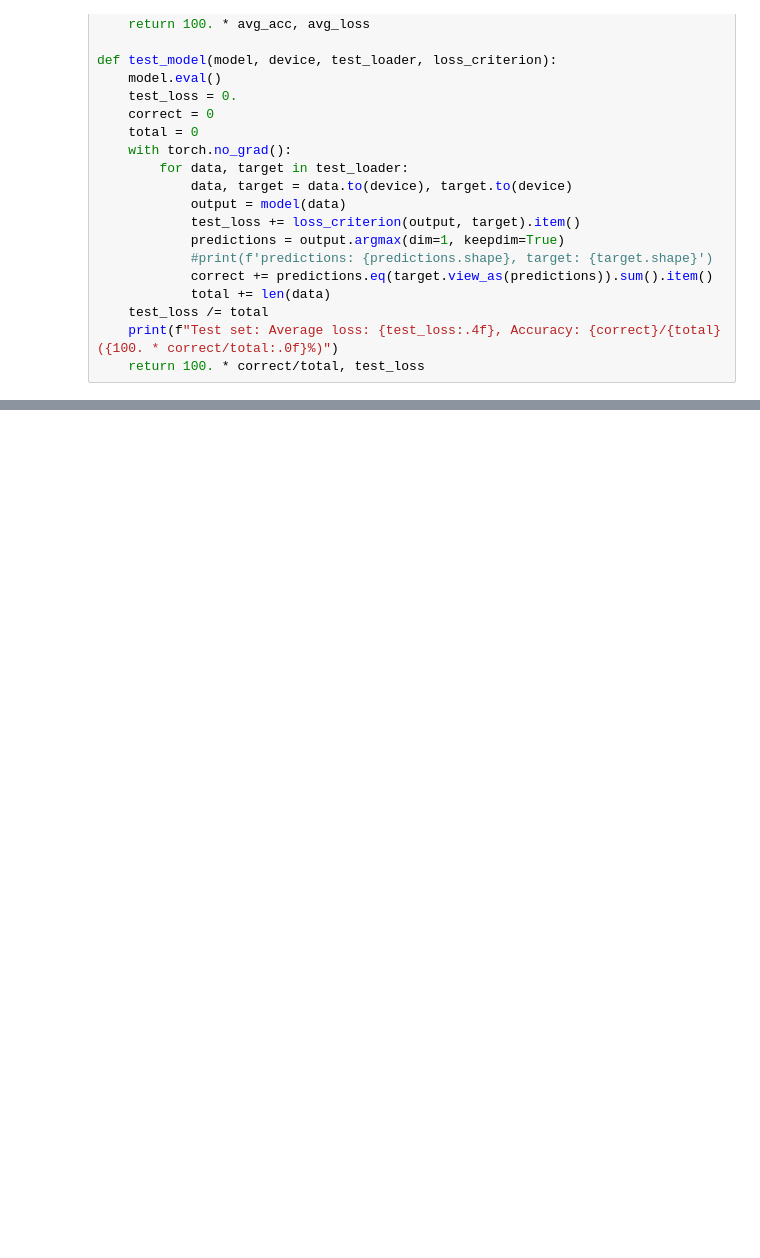
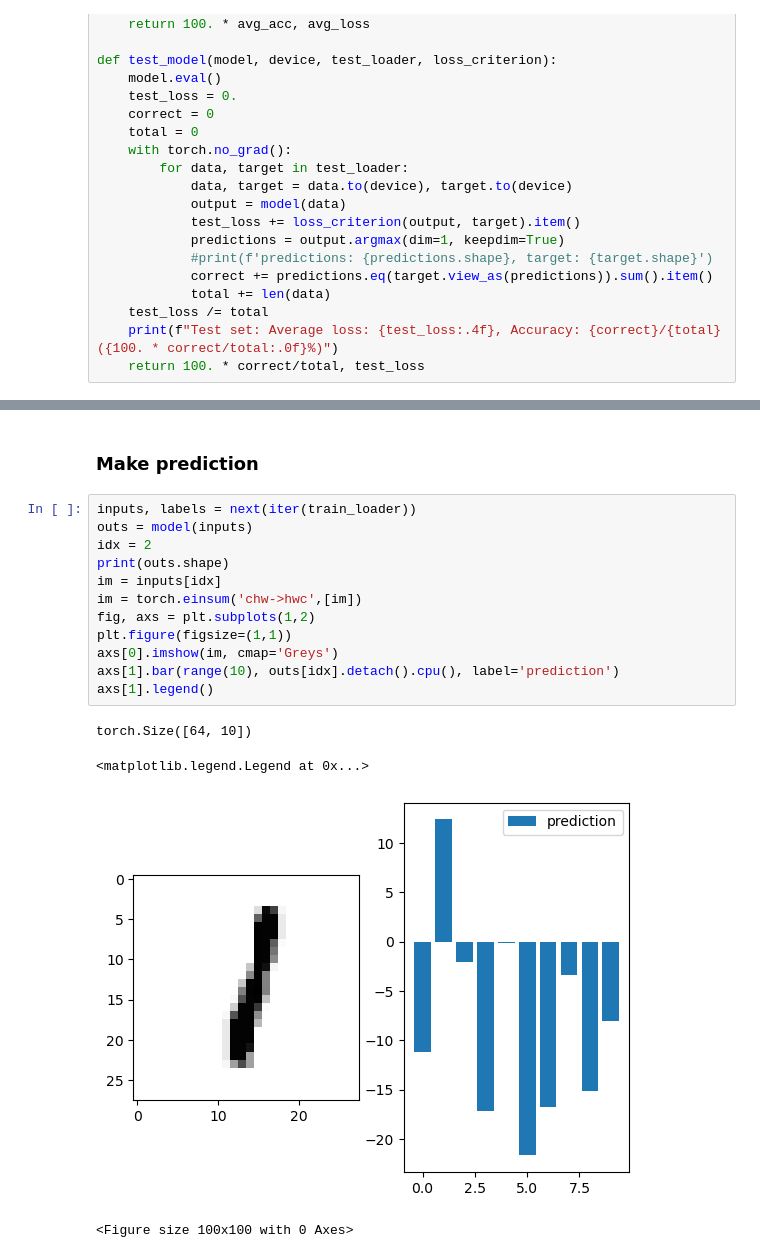
Before and after one commit to navti/MLProjects, a Jupyter notebook: MNIST/mnist_classification.ipynb, the cells around one changed output, grey strips where cells are left out. Saved outputs shown, nothing was run; the diff lists cells and outputs as text; blank space fills up the shorter version.

```diff
--- a/MNIST/mnist_classification.ipynb
+++ b/MNIST/mnist_classification.ipynb
@@ -236,0 +271,19 @@ plt.legend(loc='upper right')
+# %% [markdown]
+### Make prediction
+# %%
+inputs, labels = next(iter(train_loader))
+outs = model(inputs)
+idx = 2
+print(outs.shape)
+im = inputs[idx]
+im = torch.einsum('chw->hwc',[im])
+fig, axs = plt.subplots(1,2)
+plt.figure(figsize=(1,1))
+axs[0].imshow(im, cmap='Greys')
+axs[1].bar(range(10), outs[idx].detach().cpu(), label='prediction')
+axs[1].legend()
+# %% [output]
+torch.Size([64, 10])
+<matplotlib.legend.Legend at 0x...>
+[figure, added]
+<Figure size 100x100 with 0 Axes>
```
Also changed, not shown: parts of 7 cells of this notebook.
